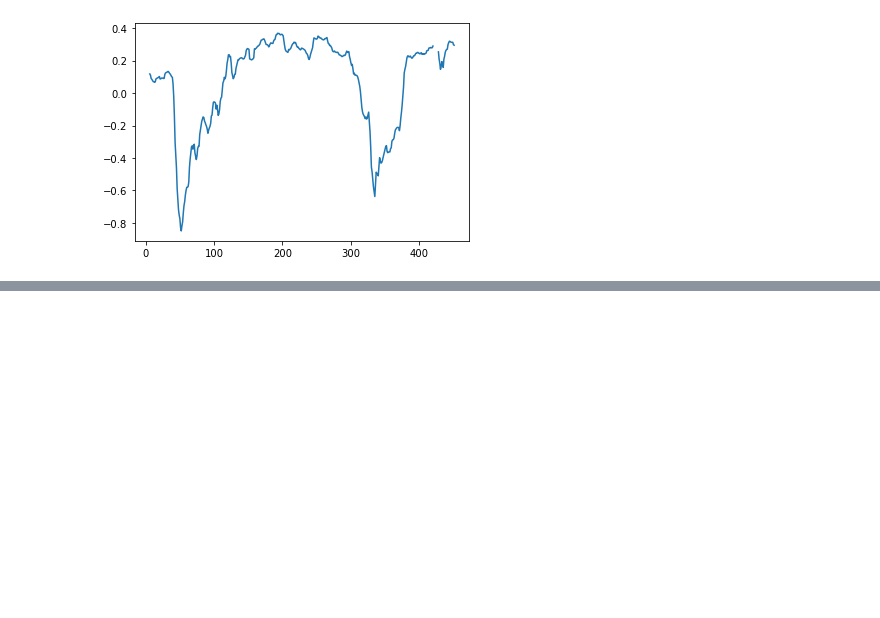
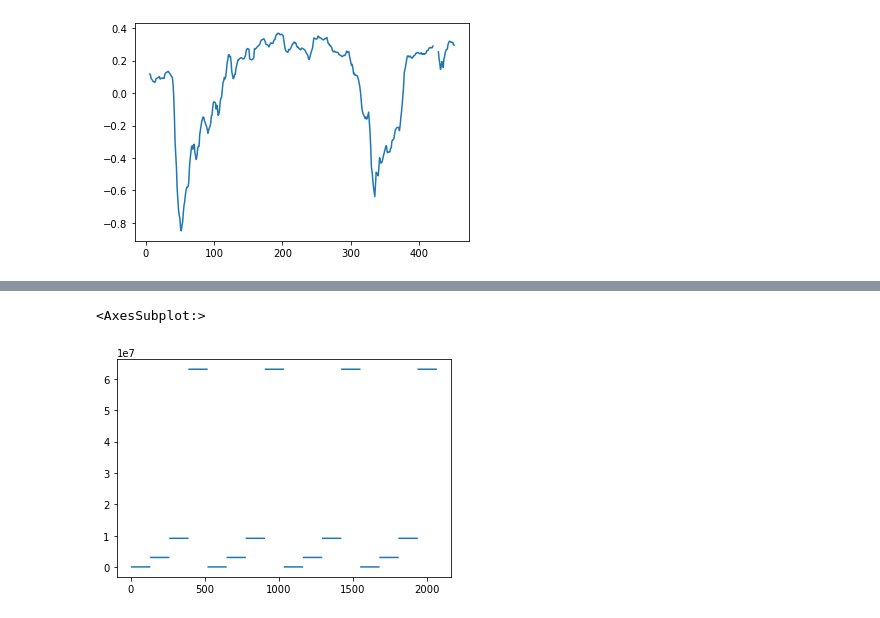
Before and after one commit to DanielAndreasen/covid-datathon21-mobility, a Jupyter notebook: notebooks/data_import-2.ipynb, the cells around one changed output, grey strips where cells are left out. Cells and saved outputs as stored; diff of their text form; code cells hidden in the pictures; blank space fills up the shorter version.

```diff
--- a/notebooks/data_import-2.ipynb
+++ b/notebooks/data_import-2.ipynb
@@ -222,0 +360,4 @@ diff.plot()
+# %%
+magroup = group.groupby('bin').rolling(window=7).mean()
+# %%
+magroup = magroup.reset_index()
@@ -222,0 +394,5 @@ diff.plot()
+# %%
+magroup["ma_duration"].plot()
+# %% [output]
+<AxesSubplot:>
+[figure, added]
```
Also changed, not shown: parts of 27 cells of this notebook.
